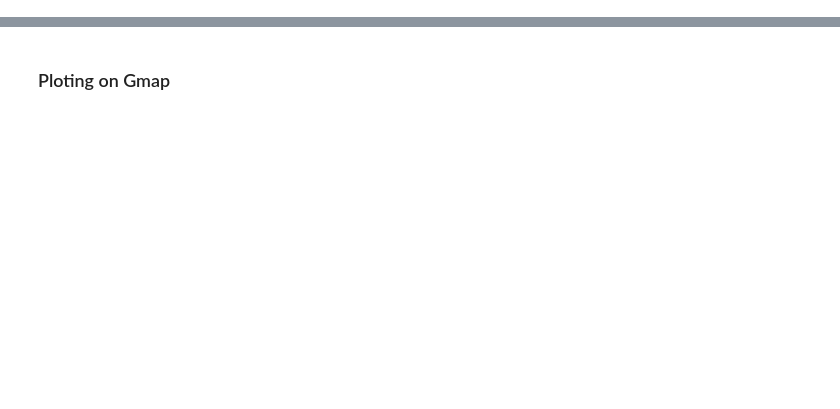
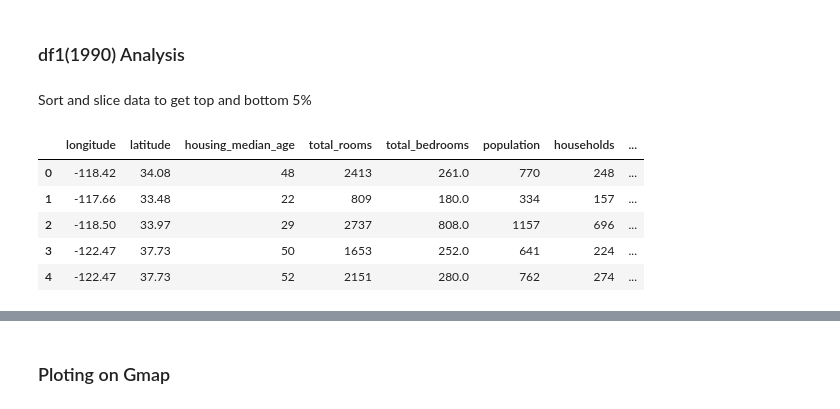
Before and after one commit to truonglybach/project1_UCI, a Jupyter notebook: shayan.ipynb, the cells around one changed output, grey strips where cells are left out. Cells and saved outputs as stored; diff of their text form; code cells hidden in the pictures; blank space fills up the shorter version.

```diff
--- a/shayan.ipynb
+++ b/shayan.ipynb
@@ -12,3 +13,18 @@ from pprint import pprint
 df1 = pd.read_csv('Data/housing.csv')
 df2 = pd.read_csv('Data/Total.csv')
 df1 = df1.dropna()
+# %% [markdown]
+### df1(1990) Analysis
+# %% [markdown]
+Sort and slice data to get top and bottom 5%
+# %%
+# SSort data by house value
+df1 = df1.sort_values('median_house_value', ascending=False).reset_index(drop=True)
+df1.head()
+# %% [output]
+|  | longitude | latitude | housing_median_age | total_rooms | total_bedrooms | population | households | ... |
+| 0 | -118.42 | 34.08 | 48 | 2413 | 261.0 | 770 | 248 | ... |
+| 1 | -117.66 | 33.48 | 22 | 809 | 180.0 | 334 | 157 | ... |
+| 2 | -118.50 | 33.97 | 29 | 2737 | 808.0 | 1157 | 696 | ... |
+| 3 | -122.47 | 37.73 | 50 | 1653 | 252.0 | 641 | 224 | ... |
+| 4 | -122.47 | 37.73 | 52 | 2151 | 280.0 | 762 | 274 | ... |
```
Also changed, not shown: parts of 50 cells of this notebook, 10 other files.
